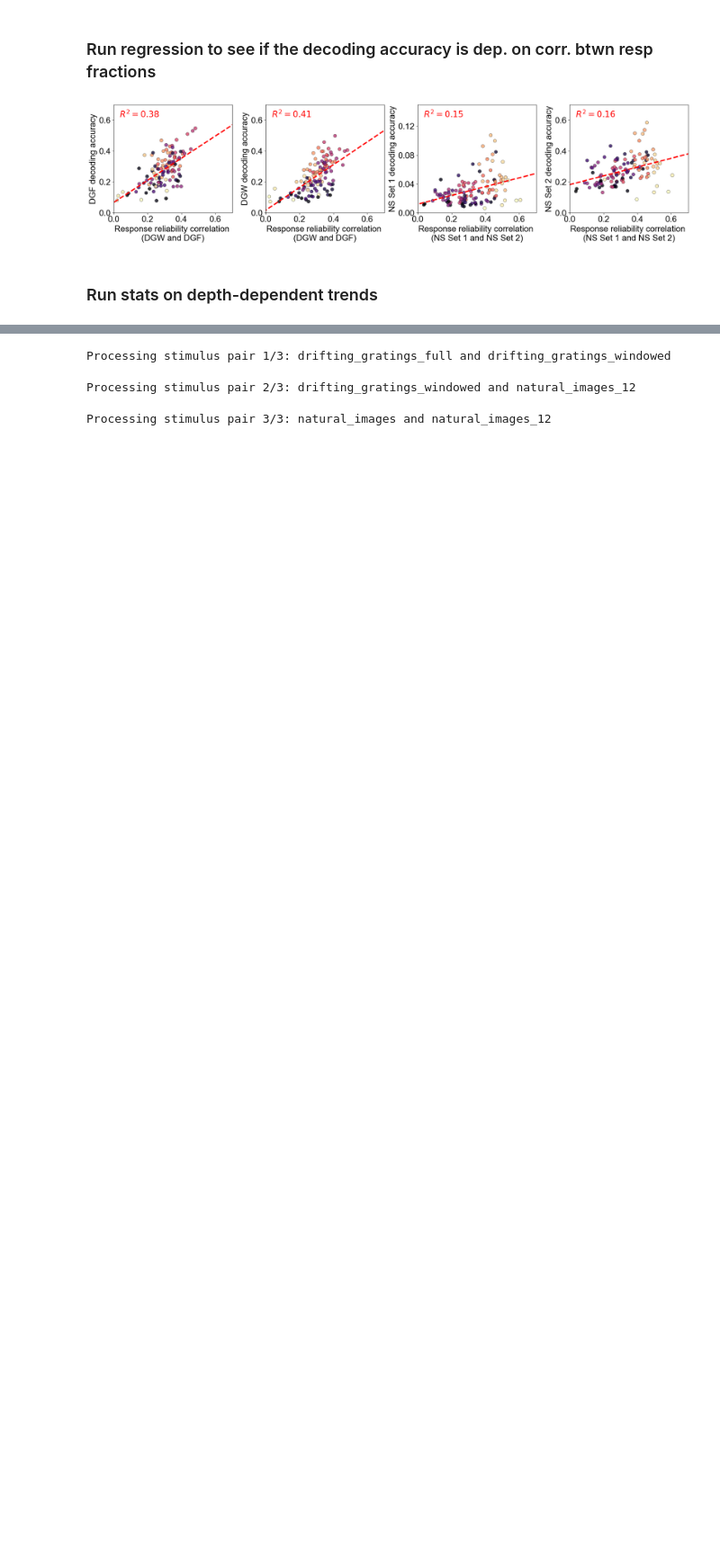
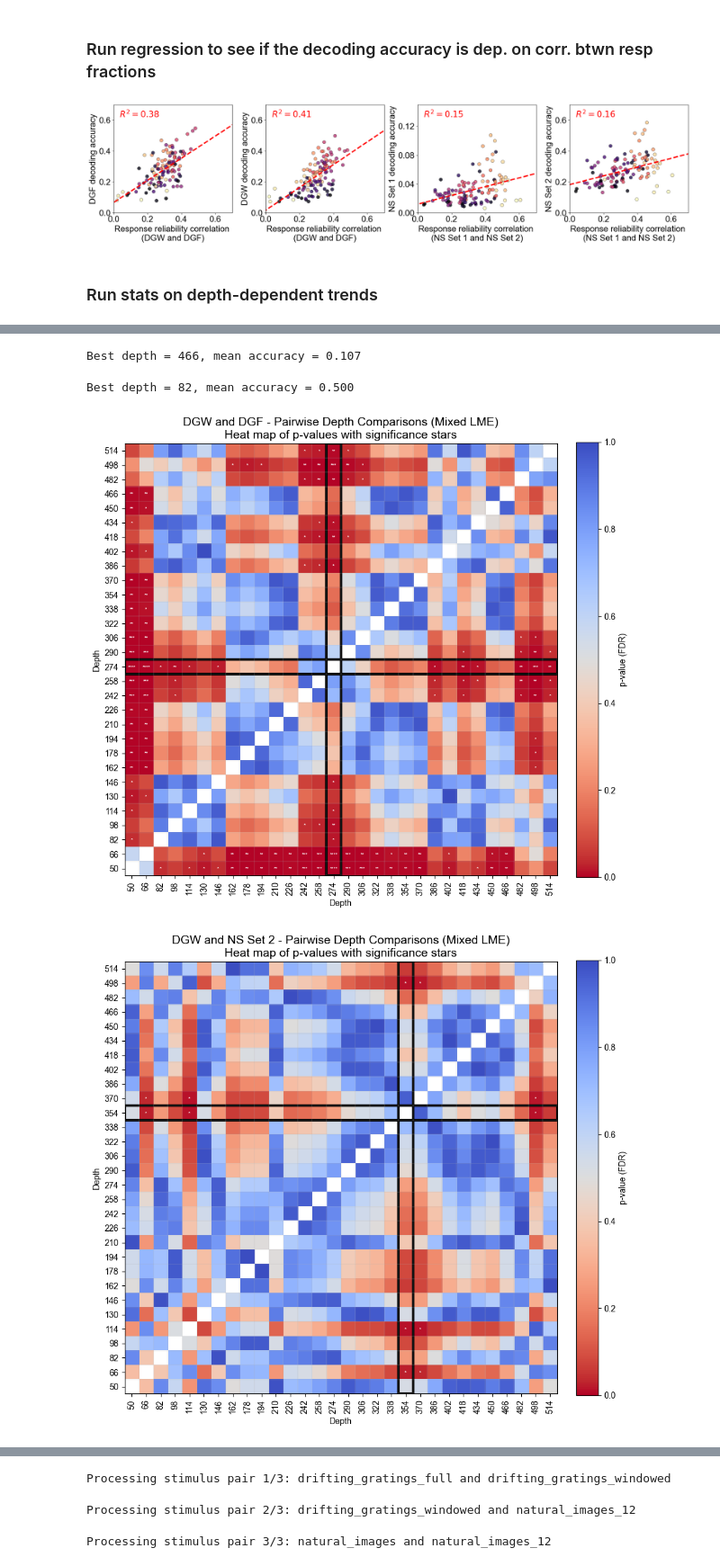
Before and after one commit to sherafatia/v1dd-public, a Jupyter notebook: notebooks/v1dd_figure5.ipynb, the cells around one changed output, grey strips where cells are left out. Shown at 90% size. Drawn from its saved outputs; the diff is of its cells as text; code cells hidden in the pictures; blank space fills up the shorter version.

Commit message:
the stats tests for depth dependence fig 5c

```diff
--- a/notebooks/v1dd_figure5.ipynb
+++ b/notebooks/v1dd_figure5.ipynb
@@ -528,3 +528,7 @@ def p_to_stars(p):
     elif p < alpha_levels[0]:
         return "*"
     return ""
+# %%
+df = corr_results_df[(corr_results_df['feature1'] == feature1) & (corr_results_df['feature2'] == feature2)].dropna()
+# df.groupby(by=['mouse_id', 'depth'])['bootstrap_correlation'].mean().reset_index()
+df
@@ -540,23 +562,24 @@ from statsmodels.stats.multitest import multipletests
 
 # titles = ['DGF', 'DGW', 'NS Set 1', 'NS Set 2']
 titles = {
-    'drifting_gratings_full': 'DGF',
-    'drifting_gratings_windowed': 'DGW',
-    'natural_images': 'NS Set 1',
-    'natural_images_12': 'NS Set 2'
+    'DGF': 'DGF',
+    'DGW': 'DGW',
+    'NI118': 'NS Set 1',
+    'NI12': 'NS Set 2'
 }
-pairs = [['DGW', 'DGF'], ['DGW', 'NI12'], ['DGW', 'NI118'], ['NI12', 'NI118']]
+pairs = [['DGW', 'DGF'], ['DGW', 'NI12'], ['DGW', 'NI118'], ['NI118', 'NI12']]
 
 # fig, axs = plt.subplots(1, len(stim_types), figsize=(25, 5))
 for idx, (feature1, feature2) in enumerate(pairs):
     df = corr_results_df[(corr_results_df['feature1'] == feature1) & (corr_results_df['feature2'] == feature2)].dropna()
+    df = df.groupby(by=['mouse_id', 'depth'])['bootstrap_correlation'].mean().reset_index()
 
     df = df.sort_values(by='depth').reset_index()
     df['mouse_id'] = df['mouse_id'].astype("category")
     df['depth'] = df['depth'].astype("category")
     depth_levels = df.depth.unique()
 
-    # 2) Fit the mixed model: accuracy ~ depth + (1|mouse) + (1|mouse:column)
+    # 2) Fit the mixed model: correlation ~ depth + (1|mouse)
     res = smf.mixedlm(
         "bootstrap_correlation ~ C(depth)",
         data=df,
@@ -645,7 +668,7 @@ for idx, (feature1, feature2) in enumerate(pairs):
     ax.set_yticklabels(depth_levels)
     ax.set_xlabel("Depth")
     ax.set_ylabel("Depth")
-    ax.set_title(f"{titles[stim_type]} - Pairwise Depth Comparisons (Mixed LME)\nHeat map of p-values with significance stars", fontsize=14)
+    ax.set_title(f"{titles[feature1]} and {titles[feature2]} - Pairwise Depth Comparisons (Mixed LME)\nHeat map of p-values with significance stars", fontsize=14)
     # ax.set_title("Pairwise depth comparisons (Mixed LME)\nHeat map of p-values with significance stars")
 
     # Overlay significance stars
@@ -660,7 +683,7 @@ for idx, (feature1, feature2) in enumerate(pairs):
                 ax.text(j, i, stars, ha="center", va="center", fontsize=6, fontweight="bold", color="white")
 
     # Add box around the depth with the highest average accuracy
-    depth_means = df.groupby("depth")["bootstrap"].mean()
+    depth_means = df.groupby("depth")["bootstrap_correlation"].mean()
     best_depth = depth_means.idxmax()
     best_idx = list(depth_levels).index(best_depth)
 
@@ -681,4 +704,5 @@ for idx, (feature1, feature2) in enumerate(pairs):
     ax.grid(which="minor", linestyle="-", linewidth=0.2)
     ax.tick_params(which="minor", length=0)
 
-    plt.savefig(os.path.join(ARTIFACT_DIR, 'figures', f"SUPPFIG_sigtestsforfig5c_{titles[stim_type]}.png"), format="png", dpi=300)
+    plt.savefig(os.path.join(ARTIFACT_DIR, 'figures', f"SUPPFIG_sigtestsforfig5c_{titles[feature1]}_{titles[feature2]}.png"), format="png", dpi=300)
+# %% [output]
@@ -684,0 +711,4 @@ for idx, (feature1, feature2) in enumerate(pairs):
+Best depth = 466, mean accuracy = 0.107
+Best depth = 82, mean accuracy = 0.500
+[figure, added]
+[figure, added]
```
Also changed, not shown: parts of 3 cells of this notebook, 5 other files.
